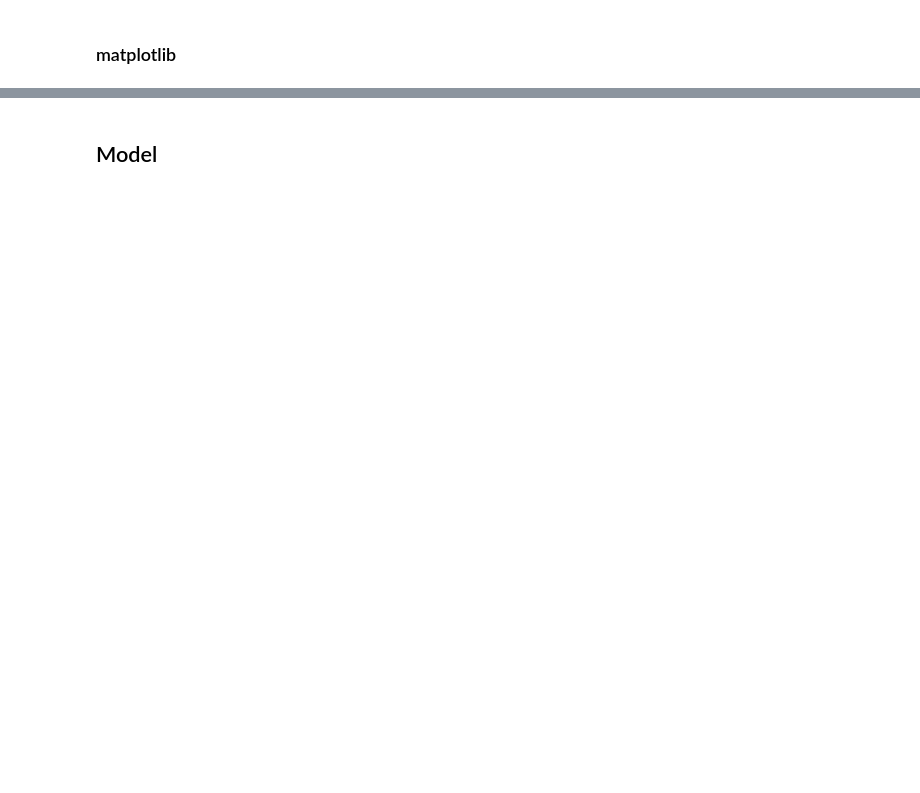
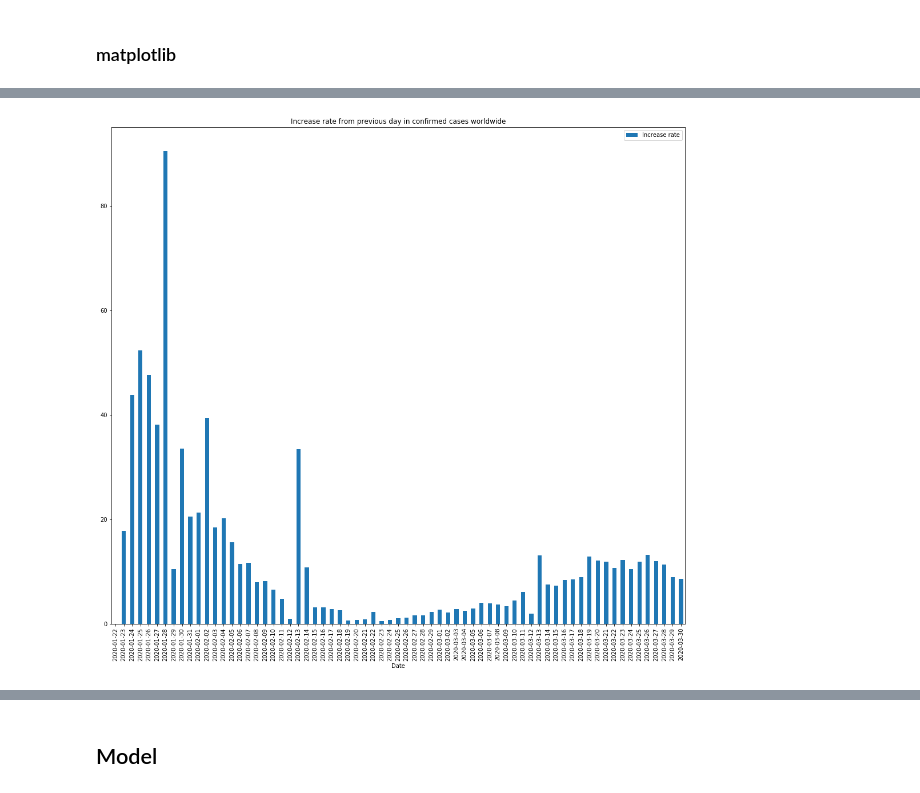
Before and after one commit to mickykumar1/Projects, a Jupyter notebook: coronavirus/Coronavirus.ipynb, the cells around one changed output, grey strips where cells are left out. Cells and saved outputs as stored; diff of their text form; code cells hidden in the pictures; blank space fills up the shorter version.

```diff
--- a/coronavirus/Coronavirus.ipynb
+++ b/coronavirus/Coronavirus.ipynb
@@ -252,0 +263,4 @@ ca.plot(kind="scatter", x="Confirmed", y="Recovered",figsize=(18, 16));
+# %%
+wwa.plot(kind="bar", x="Date", y="Increase rate",figsize=(18, 16), title="Increase rate from previous day in confirmed cases worldwide");
+# %% [output]
+[figure, added]
```
Also changed, not shown: parts of 27 cells of this notebook, 5 other files.
